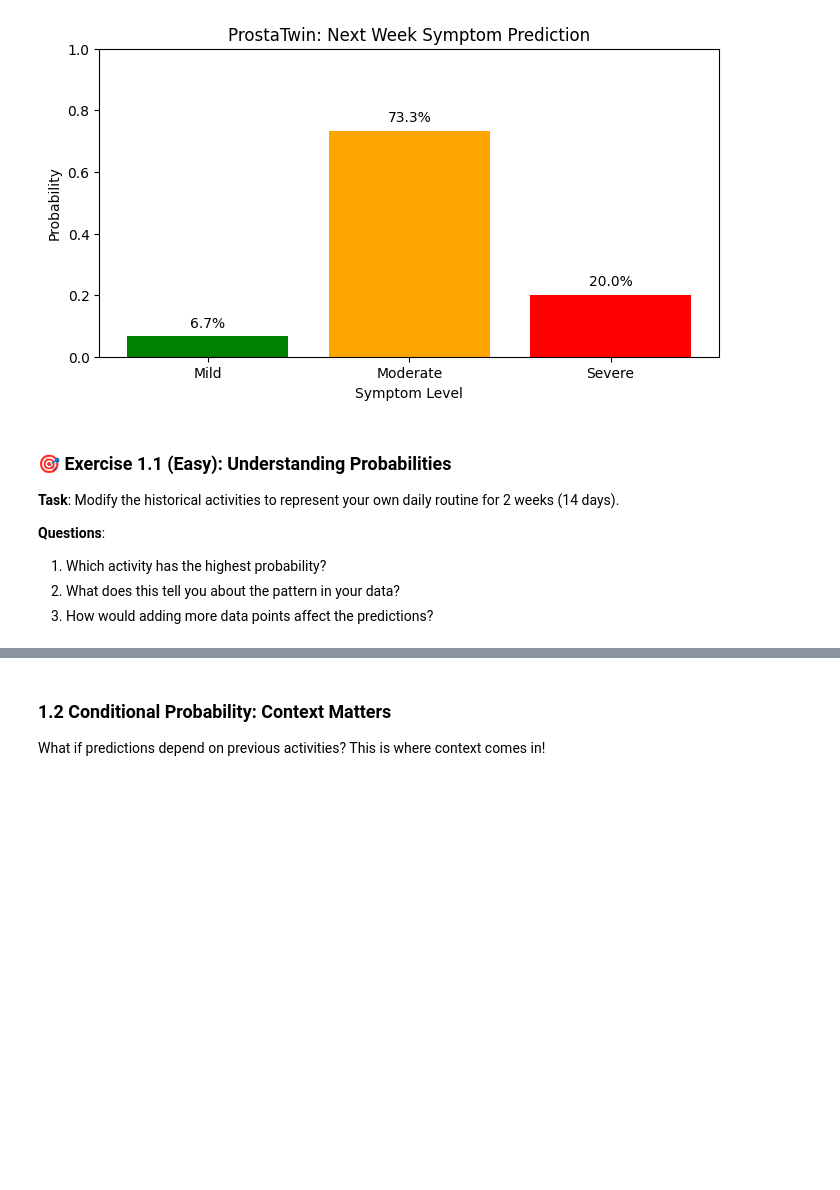
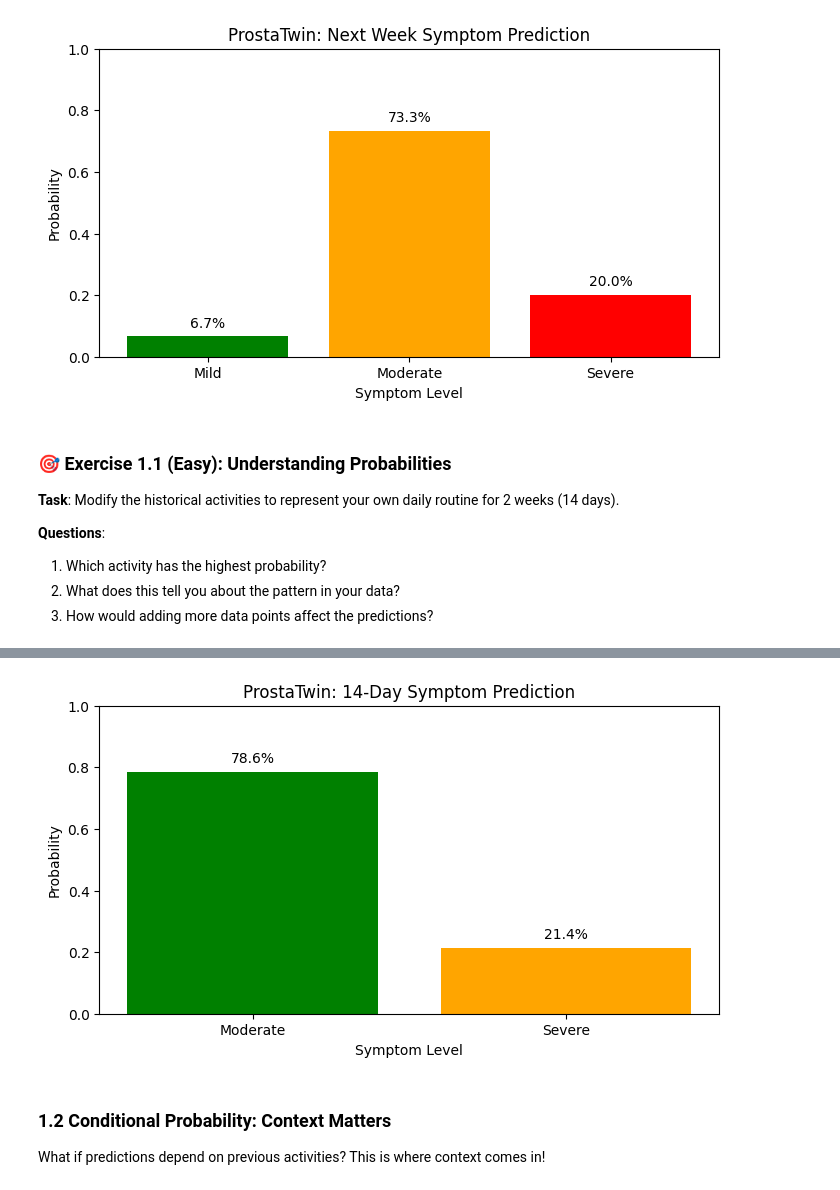
Before and after one commit to Machpadaco/ATF-AI-CHALLENGE-LEARNING-MATERIA, a Jupyter notebook: Week-01/Copy_of_01_probability_neural_networks.ipynb, the cells around one changed output, grey strips where cells are left out. Cells and saved outputs as stored; diff of their text form; code cells hidden in the pictures; blank space fills up the shorter version.

```diff
--- a/Week-01/Copy_of_01_probability_neural_networks.ipynb
+++ b/Week-01/Copy_of_01_probability_neural_networks.ipynb
@@ -193,0 +225,81 @@ my_probs = calculate_probabilities(my_activities)
+# %%
+# ============================================================
+# PROSTATWIN - Exercise 1.1: Understanding Probabilities
+# Same logic as ATF exercise, applied to prostate health
+# ============================================================
+from collections import Counter
+import matplotlib.pyplot as plt
+
+# Define the function so this cell works on its own
+def calculate_probabilities(sequence):
+    counts = Counter(sequence)
+    total = len(sequence)
+    probabilities = {activity: count/total for activity, count in counts.items()}
+    return probabilities
+
+# ------------------------------------------------------------
+# PROSTATWIN DATA: 14 days of symptom tracking for one patient
+# 0 = Mild, 1 = Moderate, 2 = Severe
+# This is like a man recording his symptoms every day for 2 weeks
+# ------------------------------------------------------------
+my_prostate_14days = [1, 1, 1, 2, 1, 1, 1, 1, 2, 1, 1, 1, 2, 1]
+
+# Calculate probabilities
+prostate_probs = calculate_probabilities(my_prostate_14days)
+
+# Labels
+symptom_names = {0: 'Mild', 1: 'Moderate', 2: 'Severe'}
+
+# Show results as a table
+print("ProstaTwin - 14-Day Symptom Probabilities:")
+print("-------------------------------------------")
+for k, prob in sorted(prostate_probs.items()):
+    count = Counter(my_prostate_14days)[k]
+    print(f"  {symptom_names[k]}: {prob:.2%}  ({count} out of 14 days)")
+
+# Twin prediction - which is most likely next?
+most_likely = max(prostate_probs, key=prostate_probs.get)
+print(f"\nTwin prediction for Day 15: {symptom_names[most_likely]} ({prostate_probs[most_likely]:.0%} chance)")
+
+if most_likely == 2:
+    print("Twin advice: SEVERE - Advise to see doctor / referral")
+elif most_likely == 1:
+    print("Twin advice: MODERATE - Monitor closely, follow-up, watch for Severe")
+else:
+    print("Twin advice: MILD - Continue monitoring")
+
+# Visualize - Bar chart
+plt.figure(figsize=(8, 4))
+names = [symptom_names[k] for k in sorted(prostate_probs.keys())]
+values = [prostate_probs[k] for k in sorted(prostate_probs.keys())]
+plt.bar(names, values, color=['green', 'orange', 'red'])
+plt.title('ProstaTwin: 14-Day Symptom Prediction')
+plt.ylabel('Probability')
+plt.xlabel('Symptom Level')
+plt.ylim(0, 1.0)
+for i, v in enumerate(values):
+    plt.text(i, v + 0.03, f'{v:.1%}', ha='center')
+plt.show()
+
+# ------------------------------------------------------------
+# PROSTATWIN ANALYSIS - Answers to the 3 questions
+# ------------------------------------------------------------
+# 1. Highest probability activity:
+#    Moderate - 78.6% (11 out of 14 days)
+#    The twin predicts the patient will most likely be Moderate on Day 15.
+#
+# 2. Pattern insight:
+#    The patient is mostly Moderate, not stable. Severe appears 3 times
+#    (21.4%) and keeps coming back. The pattern is creeping up -
+#    Mild only 0 times, Moderate dominates, Severe is increasing.
+#    This tells the doctor the condition is not improving, it needs attention.
+#
+# 3. Impact of more data:
+#    With only 14 days, one bad day changes the % a lot.
+#    With 90 days (3 months), the probabilities become more stable and trustworthy.
+#    A doctor can then tell if Severe is really increasing or if those 3 days
+#    were just bad days. More data = more trustworthy referral decision.
+#    But if the patient's treatment changes, old data can mislead the twin,
+#    so we need fresh data too.
+# ------------------------------------------------------------
+# %% [output]
@@ -194,3 +313,4 @@ my_probs = calculate_probabilities(my_activities)
+[figure, added]
 # %% [markdown]
 ### 1.2 Conditional Probability: Context Matters
 
```
Also changed, not shown: parts of 28 cells of this notebook.
